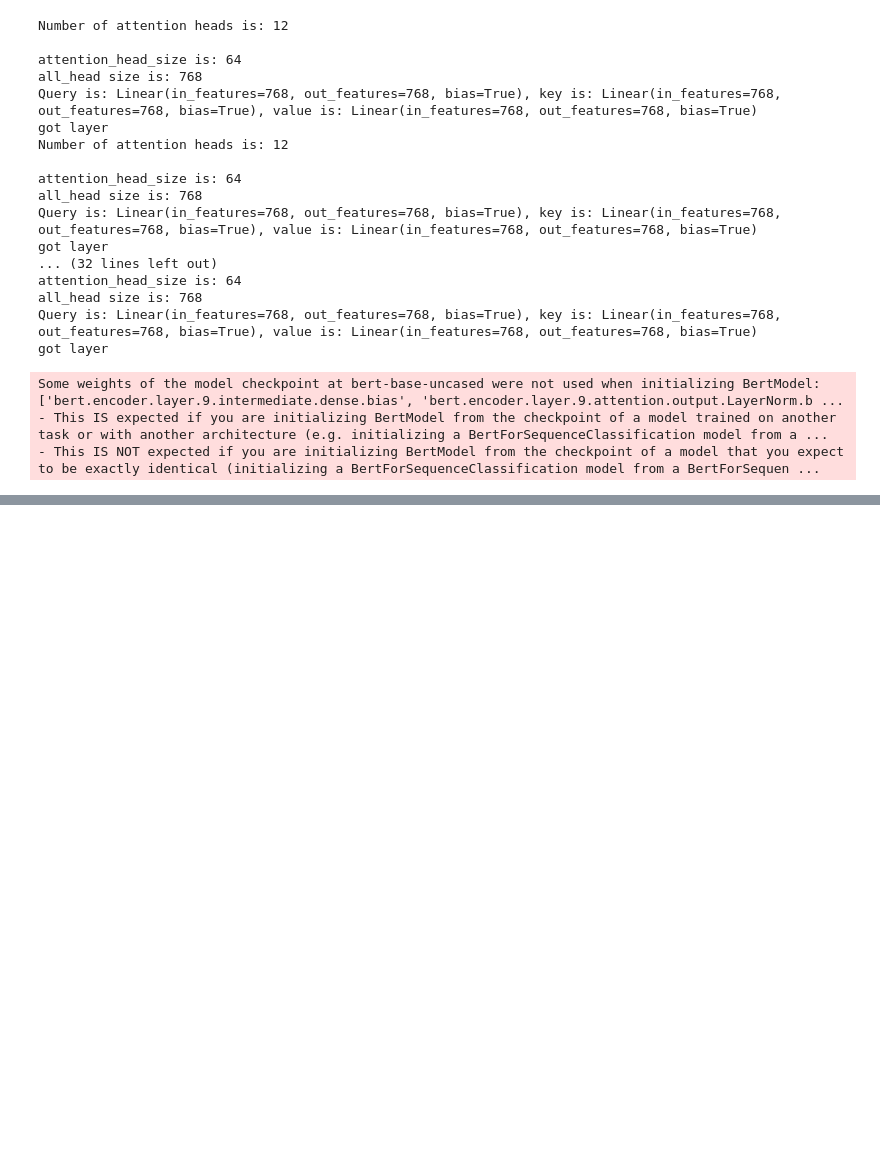
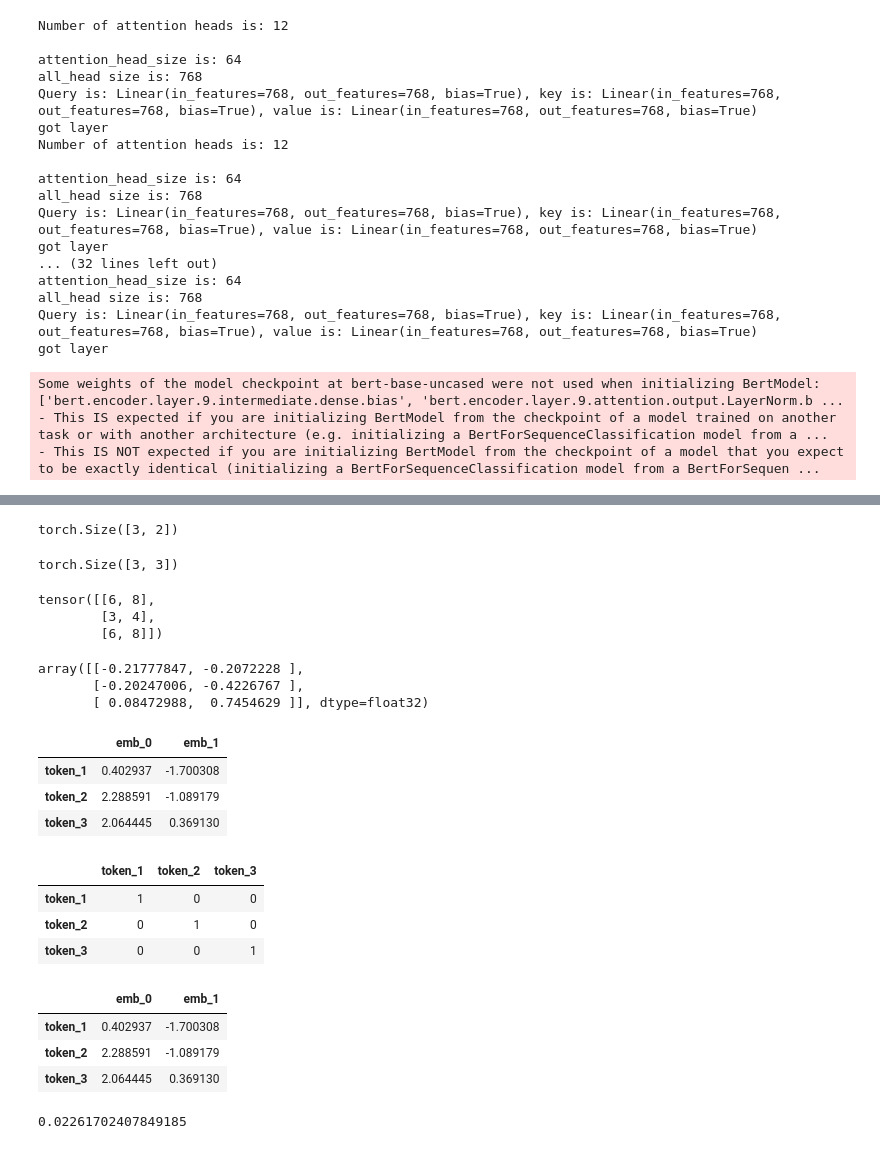
Before and after one commit to NtaylorOX/random_nn_tutorials, a Jupyter notebook: mini_tutorials/transformers/transformers_attention.ipynb, the cells around one changed output, grey strips where cells are left out. Saved outputs shown, nothing was run; the diff lists cells and outputs as text; code cells hidden in the pictures; blank space fills up the shorter version.

```diff
--- a/mini_tutorials/transformers/transformers_attention.ipynb
+++ b/mini_tutorials/transformers/transformers_attention.ipynb
@@ -1977,0 +2209,56 @@ Some weights of the model checkpoint at bert-base-uncased were not used when ini
+# %%
+A.shape
+# %% [output]
+torch.Size([3, 2])
+# %%
+B.shape
+# %% [output]
+torch.Size([3, 3])
+# %%
+B @ A
+# %% [output]
+tensor([[6, 8],
+        [3, 4],
+        [6, 8]])
+# %%
+attn_values_np @ inputs_np
+# %% [output]
+array([[-0.21777847, -0.2072228 ],
+       [-0.20247006, -0.4226767 ],
+       [ 0.08472988,  0.7454629 ]], dtype=float32)
+# %%
+import pandas as pd
+v = np.random.randn(3, 2)
+v = pd.DataFrame(v, columns=[f'emb_{i}' for i in range(v.shape[1])])
+v.index = ['token_1', 'token_2', 'token_3']
+v
+# %% [output]
+|  | emb_0 | emb_1 |
+| token_1 | 0.402937 | -1.700308 |
+| token_2 | 2.288591 | -1.089179 |
+| token_3 | 2.064445 | 0.369130 |
+# %%
+att_prob = [[1, 0, 0], [0, 1, 0], [0, 0, 1]]
+att_prob = pd.DataFrame(att_prob, columns=['token_1', 'token_2', 'token_3'])
+att_prob.index = ['token_1', 'token_2', 'token_3']
+att_prob
+# %% [output]
+|  | token_1 | token_2 | token_3 |
+| token_1 | 1 | 0 | 0 |
+| token_2 | 0 | 1 | 0 |
+| token_3 | 0 | 0 | 1 |
+# %%
+att_prob @ v
+# %% [output]
+|  | emb_0 | emb_1 |
+| token_1 | 0.402937 | -1.700308 |
+| token_2 | 2.288591 | -1.089179 |
+| token_3 | 2.064445 | 0.369130 |
+# %%
+att_out = np.zeros_like(v)
+for r in range(att_prob.shape[0]):
+    for c in range(att_prob.shape[1]):
+        # attn_output[:, i, :] +=  attn_values[:, i, j] * inputs[:, j, :]
+        att_out[r, :] += att_prob.iloc[r, c] * v.iloc[r, :]
+# %% [output]
+0.02261702407849185
```
Also changed, not shown: parts of 33 cells of this notebook, 2 other files.
